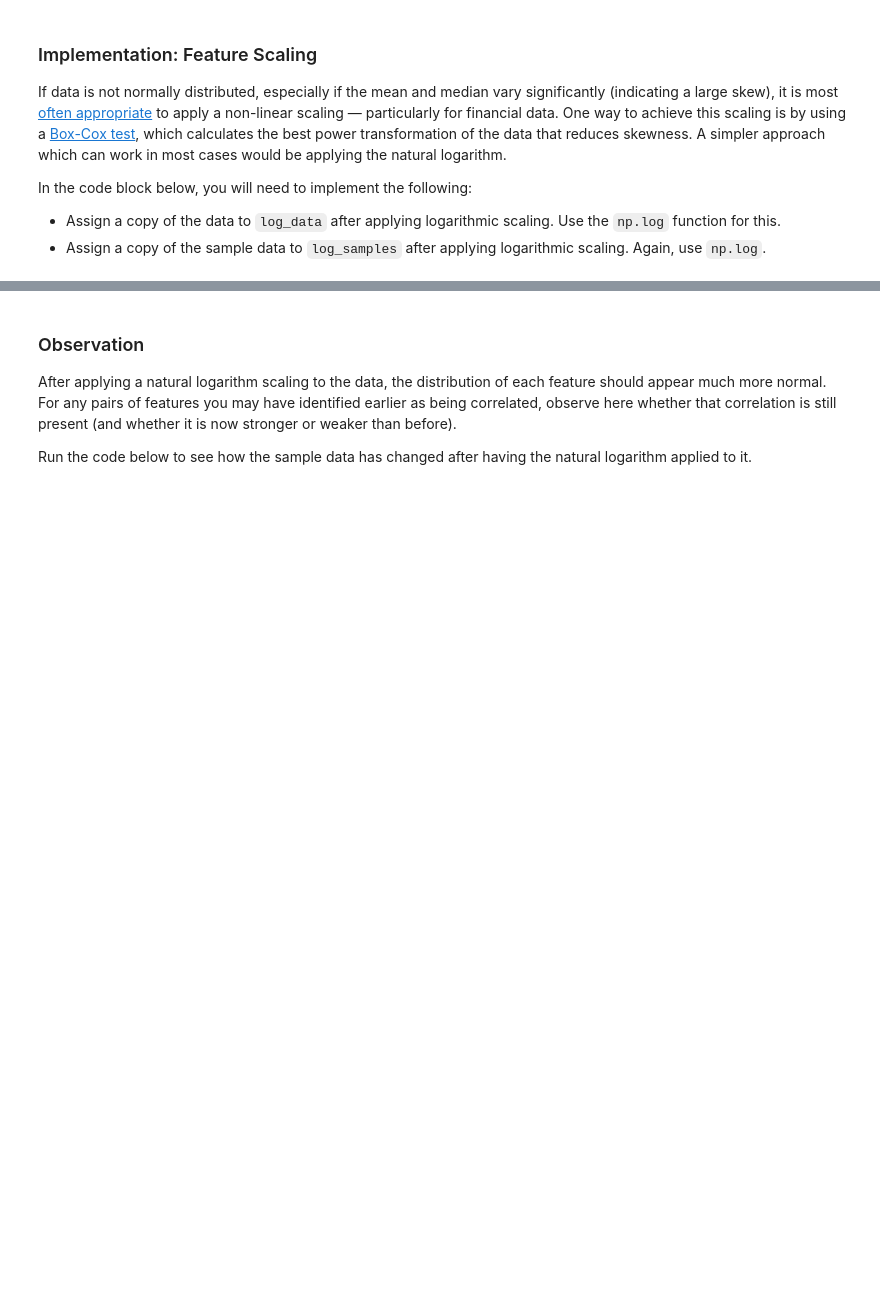
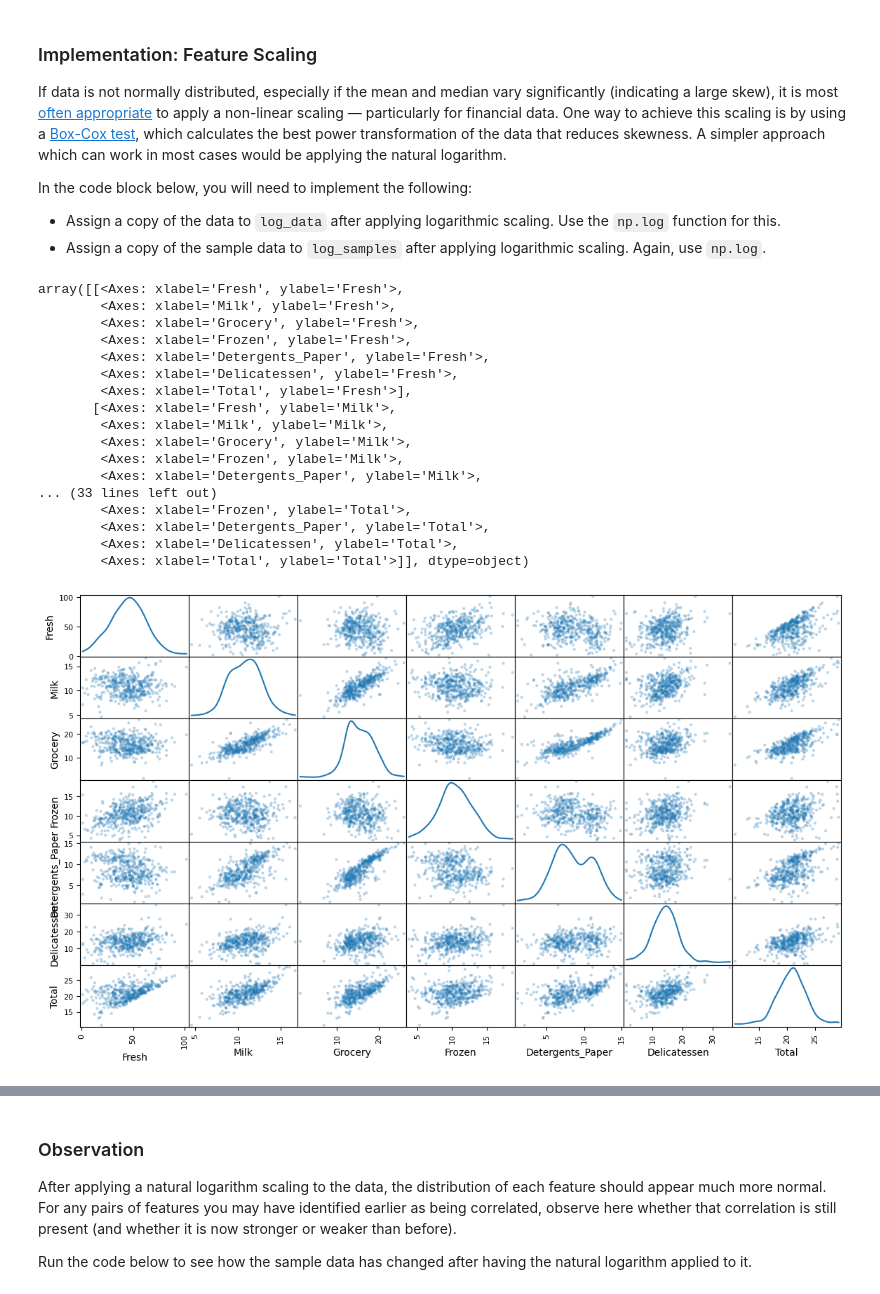
Before and after one commit to MostafaGmalFouda/Machine-learning-Project_3-DEPI-R4, a Jupyter notebook: customer_segments.ipynb, the cells around one changed output, grey strips where cells are left out. Saved outputs shown, nothing was run; the diff lists cells and outputs as text; code cells hidden in the pictures; blank space fills up the shorter version.

Commit message:
Data Preprocessing step

```diff
--- a/customer_segments.ipynb
+++ b/customer_segments.ipynb
@@ -233,13 +317,8 @@ In the code block below, you will need to implement the following:
 # %%
 #check data have positive values
 def check_data(data):
-   """
+    """
     Check if all values in the dataset are strictly positive.
 
-    Parameters:
-    data (pd.DataFrame or array-like): Input dataset.
-
-    Returns:
-    bool: True if all values > 0, False otherwise.
     """
-   (data > 0).all().all()
+    return (data > 0).all().all()
@@ -273,3 +325,49 @@ plt.ylabel('Frequency')
+# %%
+import numpy as np
+import pandas as pd
+from scipy import stats
+
+
+# Copy data
+boxcox_data = pd.DataFrame()
+boxcox_samples = pd.DataFrame()
+
+lambdas = {}
+
+# Apply Box-Cox to each feature separately
+if check_data(data) :
+  for column in data.columns:
+        transformed, lam = stats.boxcox(data[column])
+        boxcox_data[column] = transformed
+        lambdas[column] = lam
+
+# Apply Box-Cox to samples
+if check_data(samples) :
+  for column in samples.columns:
+        transformed, lam = stats.boxcox(samples[column])
+        boxcox_samples[column] = transformed
+        lambdas[column] = lam
+
+pd.plotting.scatter_matrix(boxcox_data, alpha = 0.3, figsize = (14,8), diagonal = 'kde')
+# %% [output]
+array([[<Axes: xlabel='Fresh', ylabel='Fresh'>,
+        <Axes: xlabel='Milk', ylabel='Fresh'>,
+        <Axes: xlabel='Grocery', ylabel='Fresh'>,
+        <Axes: xlabel='Frozen', ylabel='Fresh'>,
+        <Axes: xlabel='Detergents_Paper', ylabel='Fresh'>,
+        <Axes: xlabel='Delicatessen', ylabel='Fresh'>,
+        <Axes: xlabel='Total', ylabel='Fresh'>],
+       [<Axes: xlabel='Fresh', ylabel='Milk'>,
+        <Axes: xlabel='Milk', ylabel='Milk'>,
+        <Axes: xlabel='Grocery', ylabel='Milk'>,
+        <Axes: xlabel='Frozen', ylabel='Milk'>,
+        <Axes: xlabel='Detergents_Paper', ylabel='Milk'>,
+... (33 lines left out)
+        <Axes: xlabel='Frozen', ylabel='Total'>,
+        <Axes: xlabel='Detergents_Paper', ylabel='Total'>,
+        <Axes: xlabel='Delicatessen', ylabel='Total'>,
+        <Axes: xlabel='Total', ylabel='Total'>]], dtype=object)
+[figure, added]
 # %%
 # TODO: Scale the data using the natural logarithm
 log_data = np.log(data)
```
Also changed, not shown: parts of 18 cells of this notebook, 1 other file.
